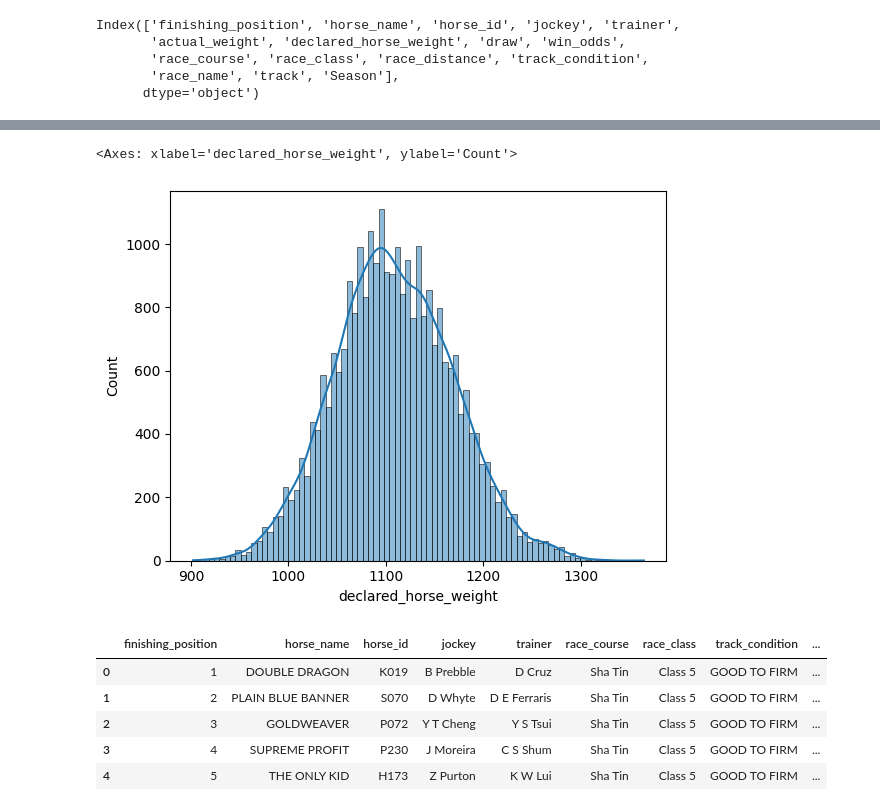
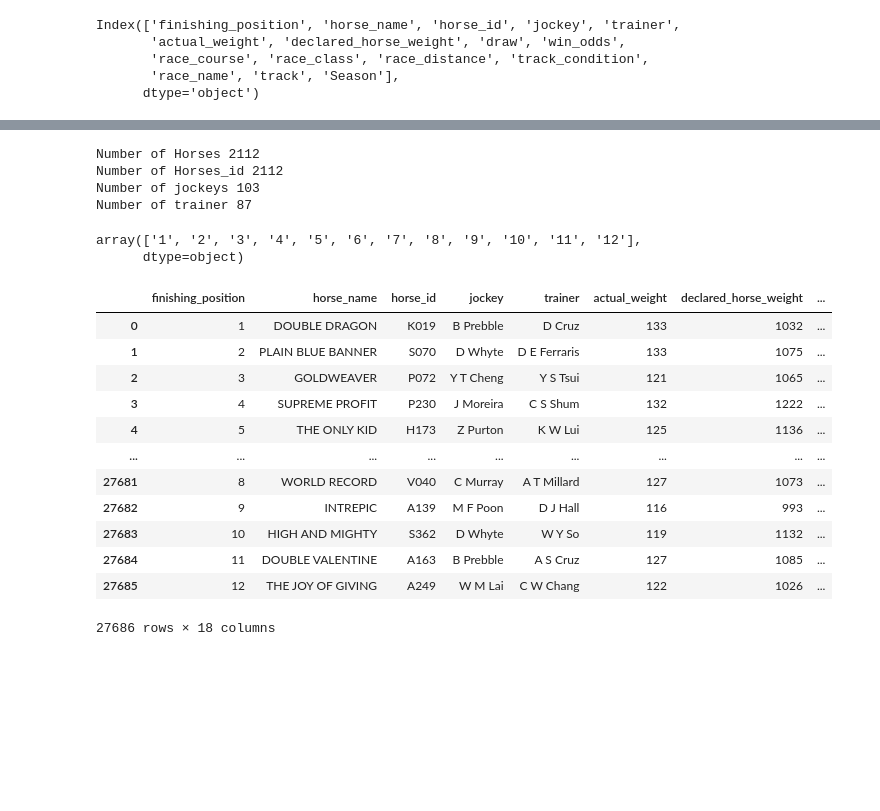
Before and after one commit to vaibhavthapli/Horse_race_big_data_derby_2022, a Jupyter notebook: data_transformation.ipynb, the cells around one changed output, grey strips where cells are left out. Saved outputs shown, nothing was run; the diff lists cells and outputs as text; code cells hidden in the pictures; blank space fills up the shorter version.

```diff
--- a/data_transformation.ipynb
+++ b/data_transformation.ipynb
@@ -137,9 +140,3 @@ Index(['finishing_position', 'horse_name', 'horse_id', 'jockey', 'trainer',
        'race_course', 'race_class', 'race_distance', 'track_condition',
        'race_name', 'track', 'Season'],
       dtype='object')
-# %%
-new_df['actual_weight'] = new_df['actual_weight'].astype(int)
-new_df['declared_horse_weight'] = new_df['declared_horse_weight'].astype(int)
-new_df['draw'] = new_df['draw'].astype(int)
-new_df['race_distance'] = new_df['race_distance'].astype(int)
-new_df['win_odds'] = new_df['win_odds'].astype(float)
@@ -271,15 +143,58 @@ numeric_df.head()
-# %%
-import seaborn as sns
-sns.histplot(numeric_df, x="declared_horse_weight", kde=True)
-# %% [output]
-<Axes: xlabel='declared_horse_weight', ylabel='Count'>
-[figure, removed]
-# %%
-categorical_df.head()
-# %% [output]
-|  | finishing_position | horse_name | horse_id | jockey | trainer | race_course | race_class | track_condition | ... |
-| 0 | 1 | DOUBLE DRAGON | K019 | B Prebble | D Cruz | Sha Tin | Class 5 | GOOD TO FIRM | ... |
-| 1 | 2 | PLAIN BLUE BANNER | S070 | D Whyte | D E Ferraris | Sha Tin | Class 5 | GOOD TO FIRM | ... |
-| 2 | 3 | GOLDWEAVER | P072 | Y T Cheng | Y S Tsui | Sha Tin | Class 5 | GOOD TO FIRM | ... |
-| 3 | 4 | SUPREME PROFIT | P230 | J Moreira | C S Shum | Sha Tin | Class 5 | GOOD TO FIRM | ... |
-| 4 | 5 | THE ONLY KID | H173 | Z Purton | K W Lui | Sha Tin | Class 5 | GOOD TO FIRM | ... |
+# %%
+print("Number of Horses", new_df.horse_name.nunique())
+print("Number of Horses_id", new_df.horse_id.nunique())
+print("Number of jockeys", new_df.jockey.nunique())
+print("Number of trainer", new_df.trainer.nunique())
+# %% [output]
+Number of Horses 2112
+Number of Horses_id 2112
+Number of jockeys 103
+Number of trainer 87
+# %%
+new_df.finishing_position.unique()
+# %% [output]
+array(['1', '2', '3', '4', '5', '6', '7', '8', '9', '10', '11', '12'],
+      dtype=object)
+# %%
+import numpy as np
+# Add a column named recent_6_runs to the dataframe, which records the recent ranks of the horse in each entry.
+# The ranks are separated by “/”, and a record is like 1/2/6/3/4/7.    This column concatenates the last 6 (or fewer) finishing positions of the horse for each row, separated by /.
+
+# Add a column named recent_ave_rank for each entry to the dataframe,
+# This column calculates the average of the recent finishing positions (up to the last 6 races) for each horse.
+
+new_df['recent_6_runs'] = '0'
+new_df['recent_ave_rank'] = np.nan
+
+for i in range(len(new_df['finishing_position'])):
+
+    # temp will just give a list of all the finishing positions of that particular horse
+    temp = new_df[ : (i + 1)][new_df.horse_id == new_df.horse_id[i]][['finishing_position']]
+
+    # we convert temp into a list, in reverse order, with the last race in front
+    temp = temp['finishing_position'].values.tolist()[::-1]
+
+    # we then take the first 6 elements of the list, and join them with a '/'
+    new_df['recent_6_runs'][i] = '/'.join(temp[:6])
+
+    # if list is not empty, then we convert string to float and take the average to get the recent_ave_rank
+    if len(temp) != 0:
+        temp_int = map(int,temp)
+        temp_ave = np.mean(list(temp_int))
+        new_df['recent_ave_rank'][i] = temp_ave
+# %%
+new_df
+# %% [output]
+|  | finishing_position | horse_name | horse_id | jockey | trainer | actual_weight | declared_horse_weight | ... |
+| 0 | 1 | DOUBLE DRAGON | K019 | B Prebble | D Cruz | 133 | 1032 | ... |
+| 1 | 2 | PLAIN BLUE BANNER | S070 | D Whyte | D E Ferraris | 133 | 1075 | ... |
+| 2 | 3 | GOLDWEAVER | P072 | Y T Cheng | Y S Tsui | 121 | 1065 | ... |
+| 3 | 4 | SUPREME PROFIT | P230 | J Moreira | C S Shum | 132 | 1222 | ... |
+| 4 | 5 | THE ONLY KID | H173 | Z Purton | K W Lui | 125 | 1136 | ... |
+| ... | ... | ... | ... | ... | ... | ... | ... | ... |
+| 27681 | 8 | WORLD RECORD | V040 | C Murray | A T Millard | 127 | 1073 | ... |
+| 27682 | 9 | INTREPIC | A139 | M F Poon | D J Hall | 116 | 993 | ... |
+| 27683 | 10 | HIGH AND MIGHTY | S362 | D Whyte | W Y So | 119 | 1132 | ... |
+| 27684 | 11 | DOUBLE VALENTINE | A163 | B Prebble | A S Cruz | 127 | 1085 | ... |
+| 27685 | 12 | THE JOY OF GIVING | A249 | W M Lai | C W Chang | 122 | 1026 | ... |
+27686 rows × 18 columns
```
Also changed, not shown: parts of 22 cells of this notebook.
